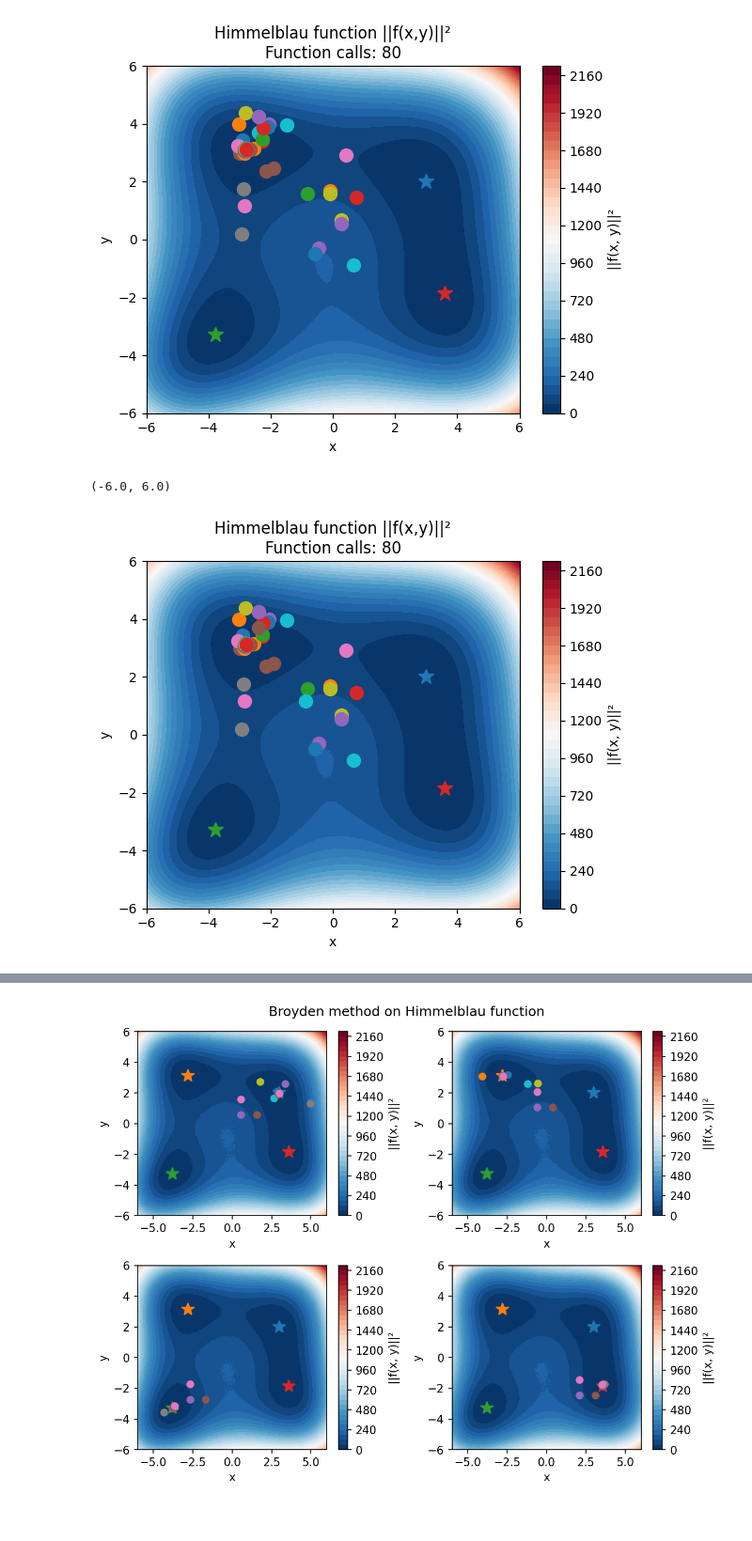
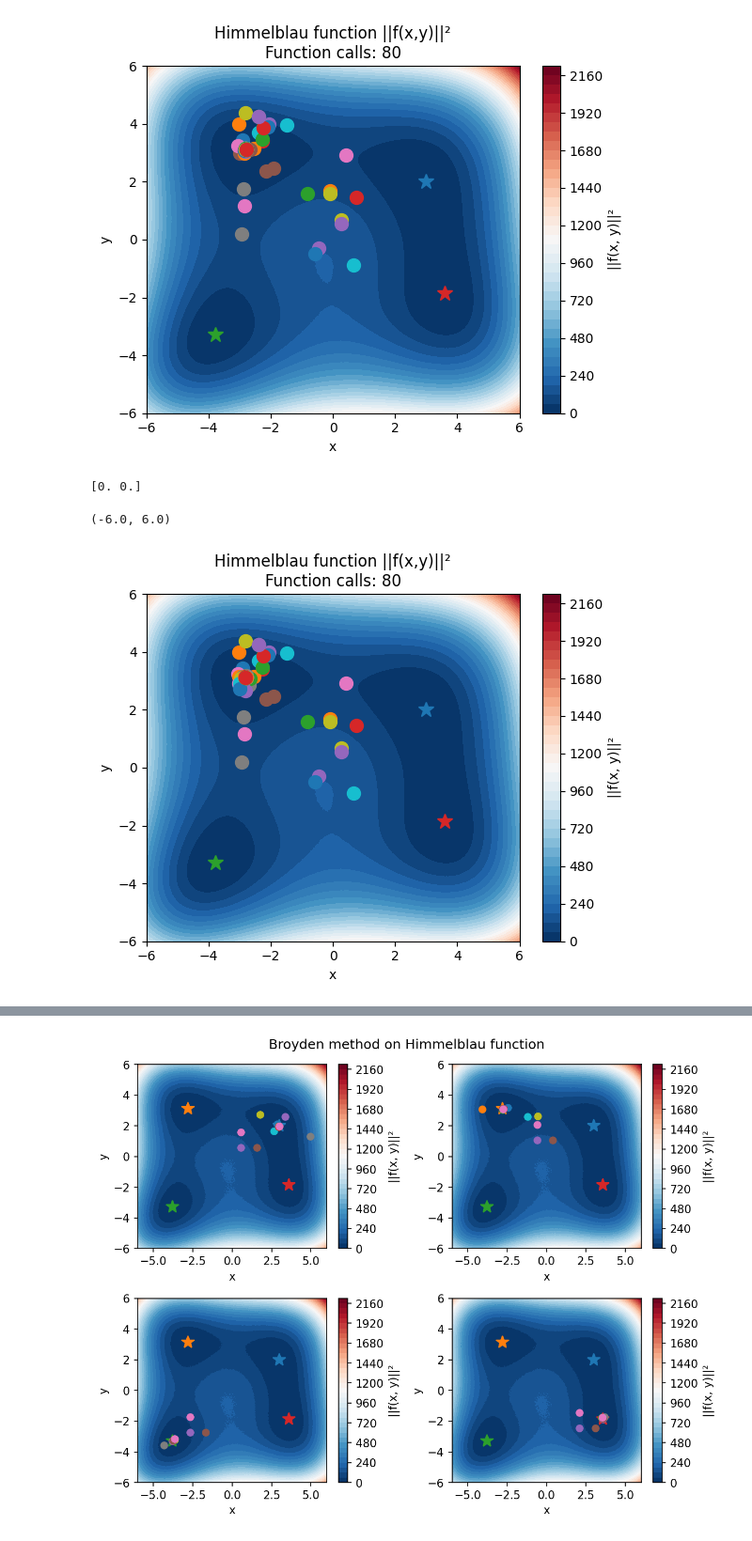
Before and after one commit to m2lines/benchmark-calibration, a Jupyter notebook: notebooks/Benchmark.ipynb, the cells around one changed output, grey strips where cells are left out. Shown at 94% size. Cells and saved outputs as stored; diff of their text form; code cells hidden in the pictures.

```diff
--- a/notebooks/Benchmark.ipynb
+++ b/notebooks/Benchmark.ipynb
@@ -135,14 +135,23 @@ plt.ylim([-6,6])
 # %% [output]
 (-6.0, 6.0)
 [figure]
+# %%
+f_eki_jl = himmelblau_fun(noise=0.01, seed=5)
+root_jl, stats_jl = EKI(f_eki_jl, niters=5, ens_size=15, uniform=True, low = [-3,-1], high=[1,3], noise=0.01, y=np.zeros(2), seed=0, julia_backend=True);
+print(root_jl - root)
+# %% [output]
+[0. 0.]
 # %%
-f_eki_jl = himmelblau_fun(noise=0.01, seed=5)
-root_jl, stats_jl = EKI_Julia(f_eki_jl, niters=5, ens_size=15, uniform=True, low = [-3,-1], high=[1,3], noise=0.01, y=np.zeros(2), seed=0);
-f_eki.plot()
-for x in f_eki_jl.x:
+f_eki_acc = himmelblau_fun(noise=0.01, seed=5)
+root_acc, stats_acc = EKI(f_eki_acc, niters=5, ens_size=15, uniform=True,
+                        low = [-3,-1], high=[1,3], noise=0.01, y=np.zeros(2), seed=0,
+                        julia_backend=True,
+                        accelerator = "NesterovAccelerator()");
+f_eki_acc.plot()
+for x in f_eki_acc.x:
     plt.plot(x[0], x[1], marker='o', markersize=10)
 plt.xlim([-6,6])
 plt.ylim([-6,6])
 # %% [output]
 (-6.0, 6.0)
-[figure, old version]
+[figure, new version]
```
Also changed, not shown: parts of 33 cells of this notebook, 1 other file.
